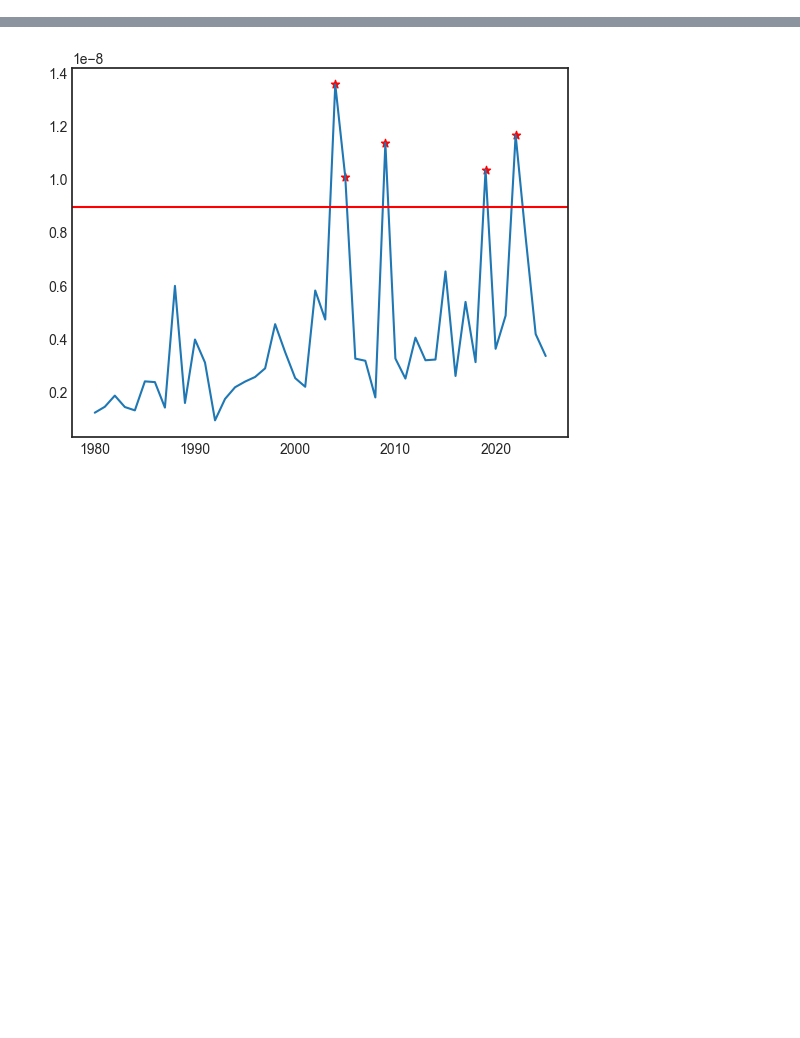
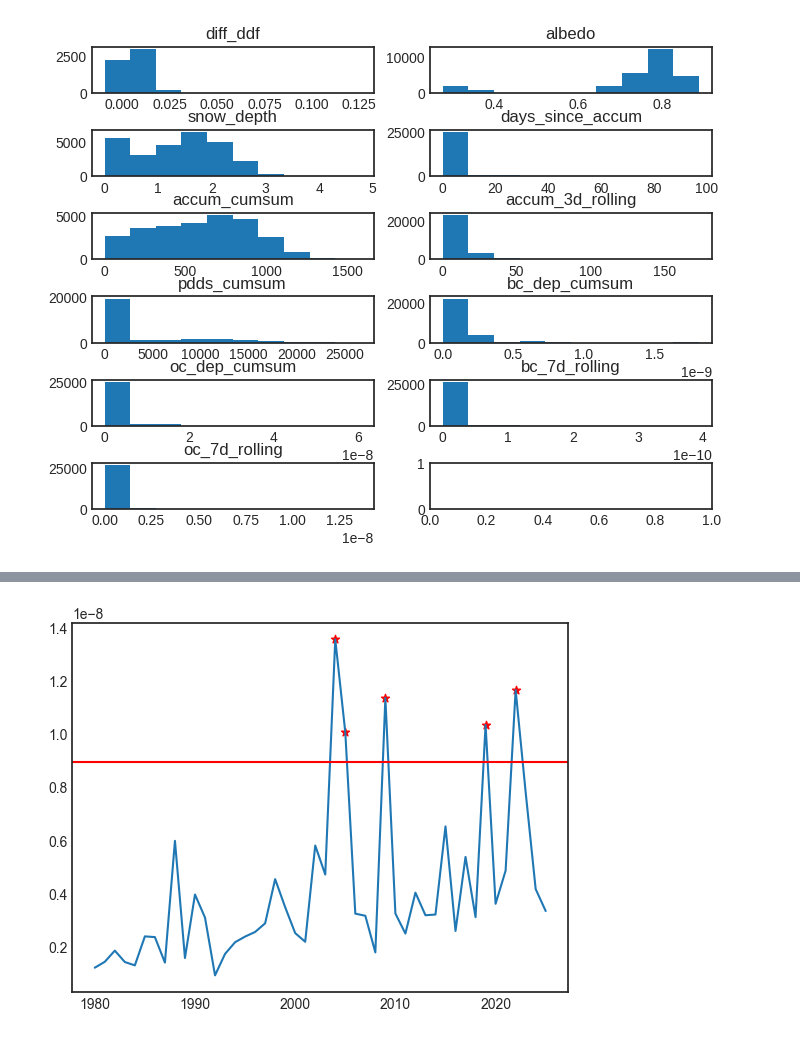
Before and after one commit to clairevwilson/PEBSI, a Jupyter notebook: ddf_proj.ipynb, the cells around one changed output, grey strips where cells are left out. Saved outputs shown, nothing was run; the diff lists cells and outputs as text; code cells hidden in the pictures; blank space fills up the shorter version.

```diff
--- a/ddf_proj.ipynb
+++ b/ddf_proj.ipynb
@@ -95,0 +175,18 @@ for timeres in ['1D','YS-OCT']:
+# %%
+# create dataframe with all sites
+for site in site_dict:
+    if site == 'AU':
+        df_all = site_dict[site]['df']
+    else:
+        df_all = pd.concat([df_all, site_dict[site]['df']])
+
+# inspect distributions
+fig, axes = plt.subplots(len(df_all.columns) // 2 + 1, 2, figsize=(8, 6),
+                         gridspec_kw={'hspace':0.8})
+axes = axes.flatten()
+for c, col in enumerate(df_all.columns):
+    axes[c].hist(df_all[col])
+    axes[c].set_title(col)
+plt.show()
+# %% [output]
+[figure, added]
```
Also changed, not shown: parts of 11 cells of this notebook, 1 other file.
